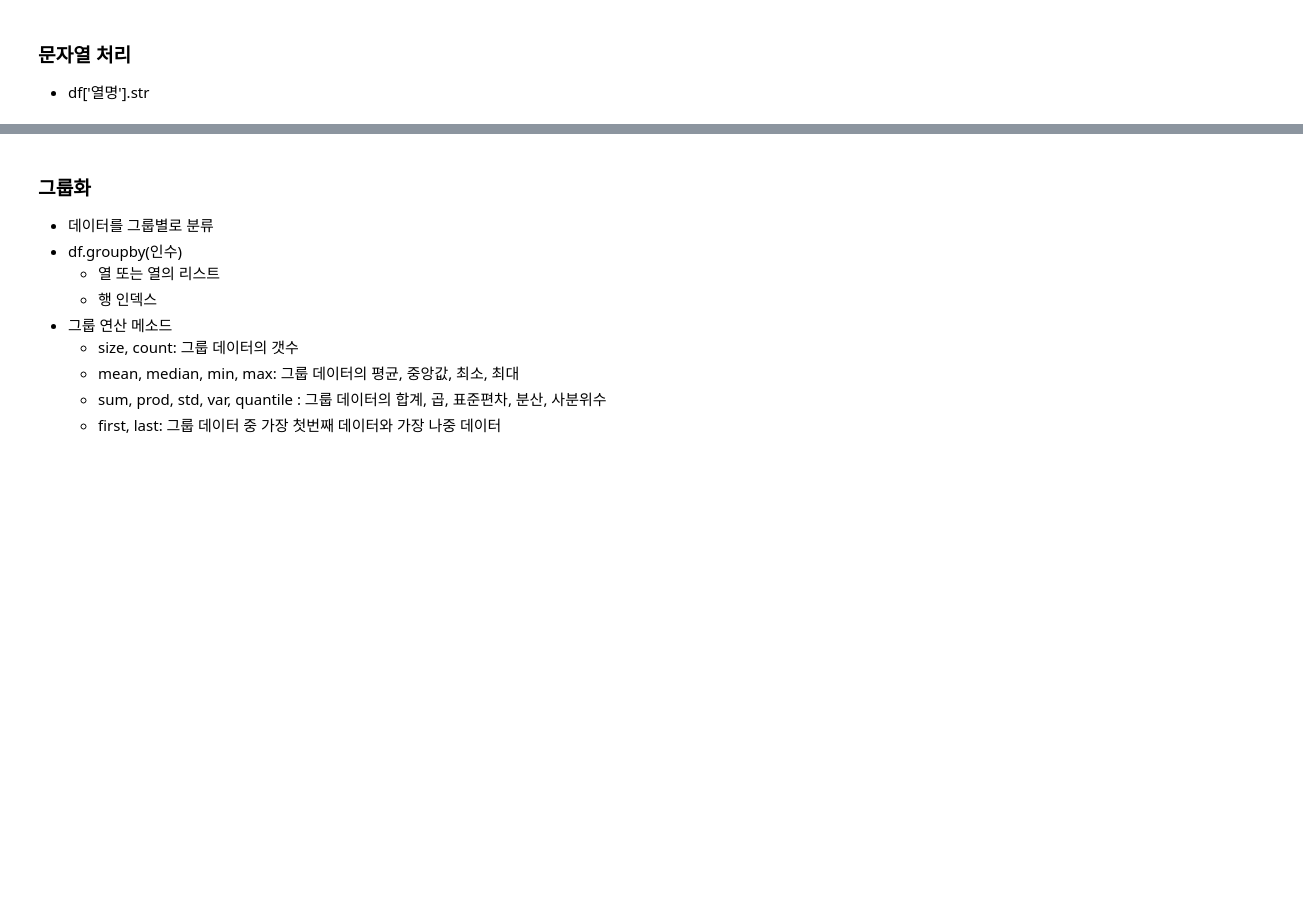
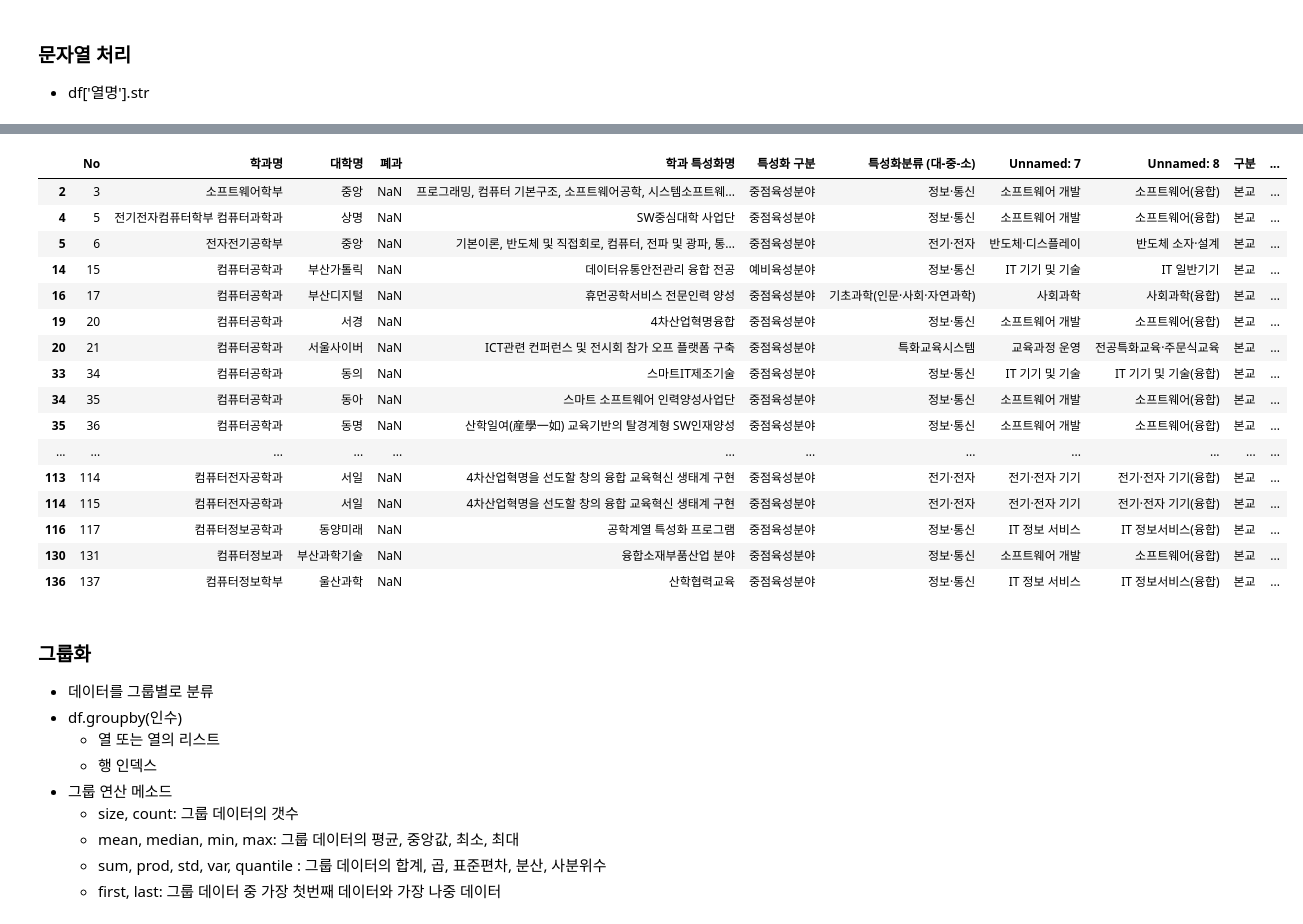
Before and after one commit to wogus7076/python2021, a Jupyter notebook: pandas_02_dataframe.ipynb, the cells around one changed output, grey strips where cells are left out. Saved outputs shown, nothing was run; the diff lists cells and outputs as text; code cells hidden in the pictures; blank space fills up the shorter version.

```diff
--- a/pandas_02_dataframe.ipynb
+++ b/pandas_02_dataframe.ipynb
@@ -338,5 +895,5 @@ df.sort_values('주간평균', ascending=False)
 ### 문자열 처리
 * df['열명'].str
 # %%
-data = pd.read_excel('/content/drive/MyDrive/AIData/data/특성화학과정보_컴퓨터.xlsx')
-data.head()
+data = pd.read_excel('/content/drive/MyDrive/Python특강/python2021/data/특성화학과정보_컴퓨터.xlsx')
+data.info()
@@ -345,3 +987,24 @@ data['대학명'].str[:-3]
+# %%
+my = data[ (data['지역'] == '서울') | (data['지역'] == '울산') | (data['지역'] == '부산')]
+my
+# %% [output]
+|  | No | 학과명 | 대학명 | 폐과 | 학과 특성화명 | 특성화 구분 | 특성화분류 (대-중-소) | Unnamed: 7 | Unnamed: 8 | 구분 | ... |
+| 2 | 3 | 소프트웨어학부 | 중앙 | NaN | 프로그래밍, 컴퓨터 기본구조, 소프트웨어공학, 시스템소프트웨... | 중점육성분야 | 정보·통신 | 소프트웨어 개발 | 소프트웨어(융합) | 본교 | ... |
+| 4 | 5 | 전기전자컴퓨터학부 컴퓨터과학과 | 상명 | NaN | SW중심대학 사업단 | 중점육성분야 | 정보·통신 | 소프트웨어 개발 | 소프트웨어(융합) | 본교 | ... |
+| 5 | 6 | 전자전기공학부 | 중앙 | NaN | 기본이론, 반도체 및 직접회로, 컴퓨터, 전파 및 광파, 통... | 중점육성분야 | 전기·전자 | 반도체·디스플레이 | 반도체 소자·설계 | 본교 | ... |
+| 14 | 15 | 컴퓨터공학과 | 부산가톨릭 | NaN | 데이터유통안전관리 융합 전공 | 예비육성분야 | 정보·통신 | IT 기기 및 기술 | IT 일반기기 | 본교 | ... |
+| 16 | 17 | 컴퓨터공학과 | 부산디지털 | NaN | 휴먼공학서비스 전문인력 양성 | 중점육성분야 | 기초과학(인문·사회·자연과학) | 사회과학 | 사회과학(융합) | 본교 | ... |
+| 19 | 20 | 컴퓨터공학과 | 서경 | NaN | 4차산업혁명융합 | 중점육성분야 | 정보·통신 | 소프트웨어 개발 | 소프트웨어(융합) | 본교 | ... |
+| 20 | 21 | 컴퓨터공학과 | 서울사이버 | NaN | ICT관련 컨퍼런스 및 전시회 참가 오프 플랫폼 구축 | 중점육성분야 | 특화교육시스템 | 교육과정 운영 | 전공특화교육·주문식교육 | 본교 | ... |
+| 33 | 34 | 컴퓨터공학과 | 동의 | NaN | 스마트IT제조기술 | 중점육성분야 | 정보·통신 | IT 기기 및 기술 | IT 기기 및 기술(융합) | 본교 | ... |
+| 34 | 35 | 컴퓨터공학과 | 동아 | NaN | 스마트 소프트웨어 인력양성사업단 | 중점육성분야 | 정보·통신 | 소프트웨어 개발 | 소프트웨어(융합) | 본교 | ... |
+| 35 | 36 | 컴퓨터공학과 | 동명 | NaN | 산학일여(産學一如) 교육기반의 탈경계형 SW인재양성 | 중점육성분야 | 정보·통신 | 소프트웨어 개발 | 소프트웨어(융합) | 본교 | ... |
+| ... | ... | ... | ... | ... | ... | ... | ... | ... | ... | ... | ... |
+| 113 | 114 | 컴퓨터전자공학과 | 서일 | NaN | 4차산업혁명을 선도할 창의 융합 교육혁신 생태계 구현 | 중점육성분야 | 전기·전자 | 전기·전자 기기 | 전기·전자 기기(융합) | 본교 | ... |
+| 114 | 115 | 컴퓨터전자공학과 | 서일 | NaN | 4차산업혁명을 선도할 창의 융합 교육혁신 생태계 구현 | 중점육성분야 | 전기·전자 | 전기·전자 기기 | 전기·전자 기기(융합) | 본교 | ... |
+| 116 | 117 | 컴퓨터정보공학과 | 동양미래 | NaN | 공학계열 특성화 프로그램 | 중점육성분야 | 정보·통신 | IT 정보 서비스 | IT 정보서비스(융합) | 본교 | ... |
+| 130 | 131 | 컴퓨터정보과 | 부산과학기술 | NaN | 융합소재부품산업 분야 | 중점육성분야 | 정보·통신 | 소프트웨어 개발 | 소프트웨어(융합) | 본교 | ... |
+| 136 | 137 | 컴퓨터정보학부 | 울산과학 | NaN | 산학협력교육 | 중점육성분야 | 정보·통신 | IT 정보 서비스 | IT 정보서비스(융합) | 본교 | ... |
 # %% [markdown]
 ### 그룹화
 * 데이터를 그룹별로 분류
```
Also changed, not shown: parts of 69 cells of this notebook.
